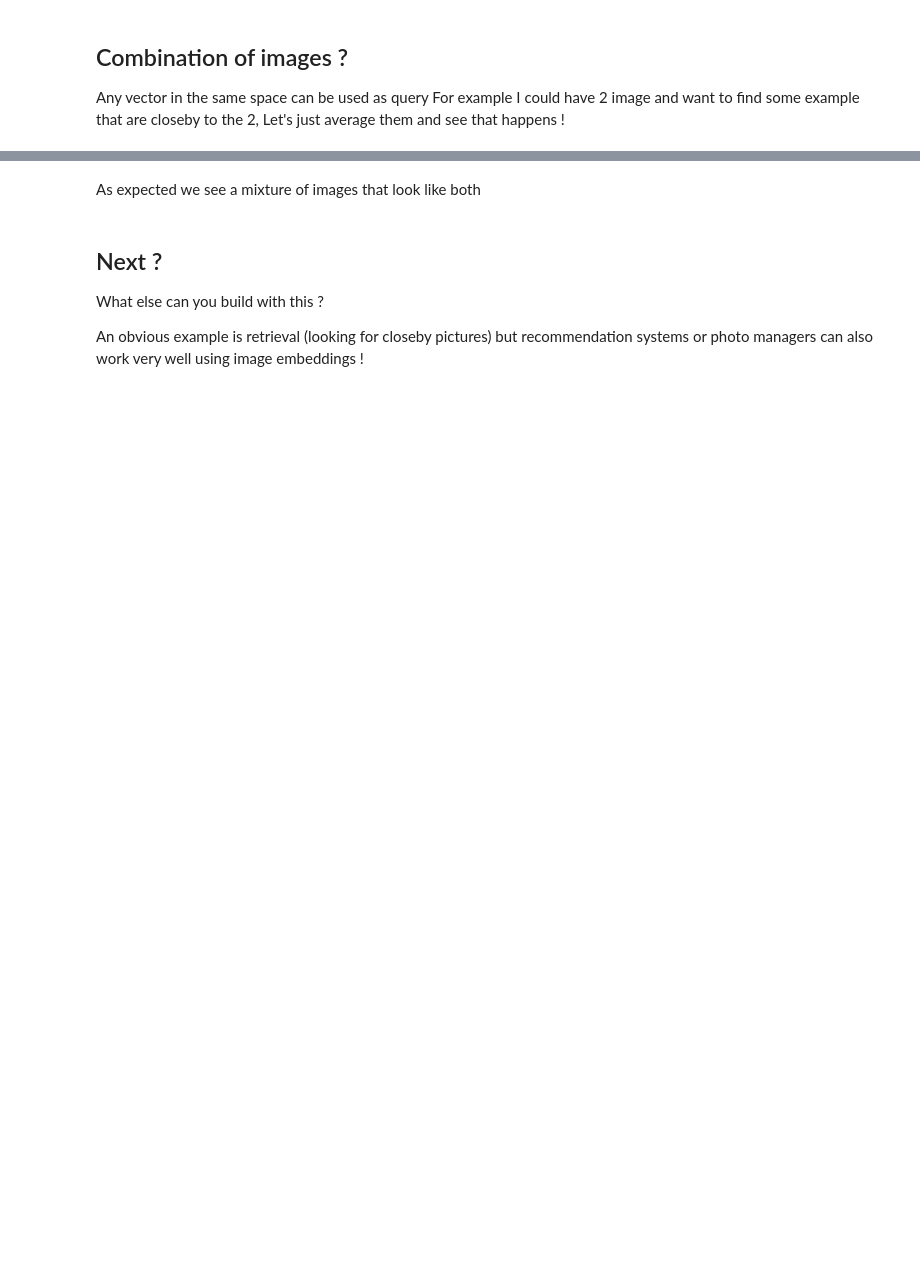
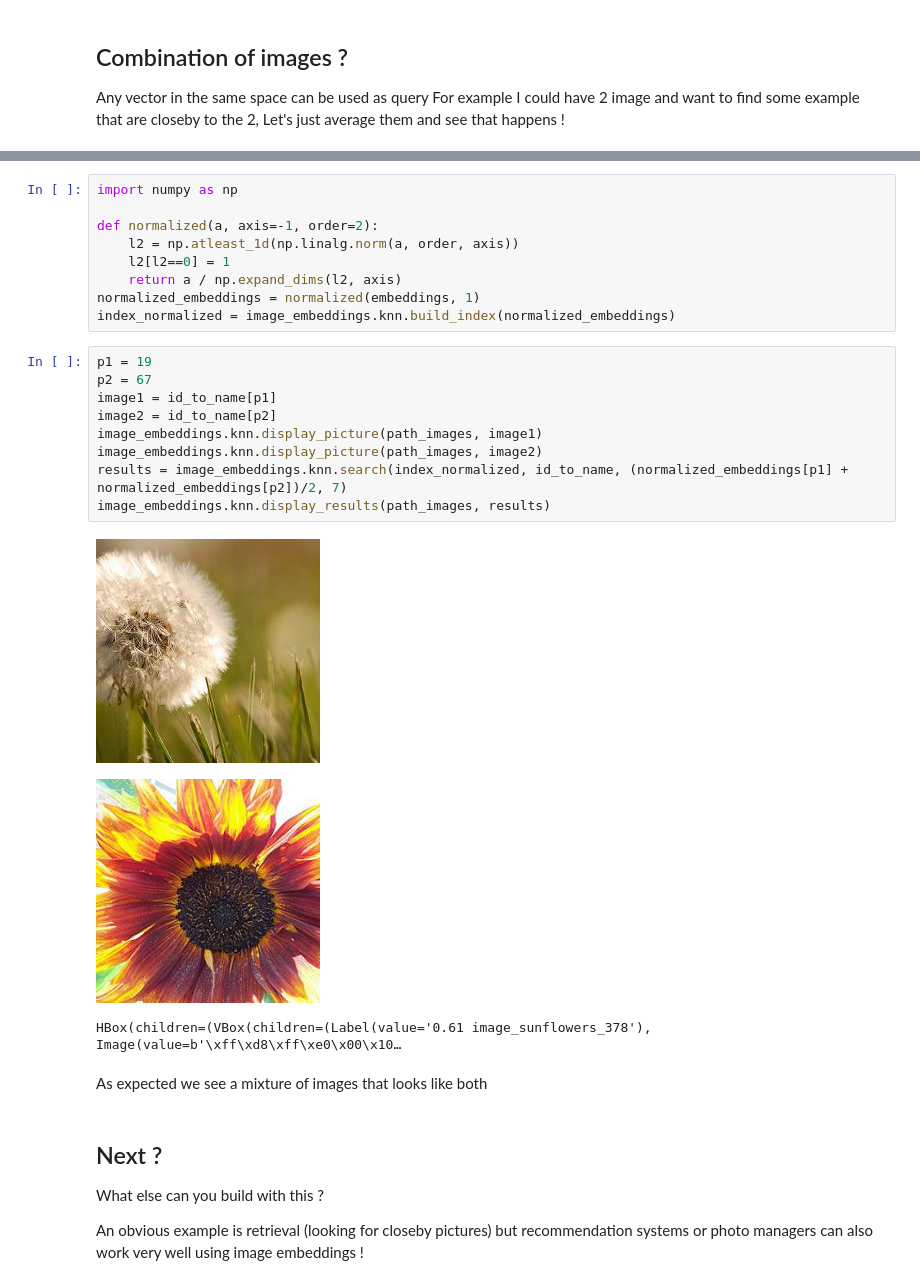
Before and after one commit to rom1504/image_embeddings, a Jupyter notebook: notebooks/using_the_lib.ipynb, the cells around one changed output, grey strips where cells are left out. Saved outputs shown, nothing was run; the diff lists cells and outputs as text; blank space fills up the shorter version.

```diff
--- a/notebooks/using_the_lib.ipynb
+++ b/notebooks/using_the_lib.ipynb
@@ -111,5 +133,27 @@ HBox(children=(VBox(children=(Label(value='126.99 image_tulips_55'), Image(value
+# %%
+import numpy as np
+
+def normalized(a, axis=-1, order=2):
+    l2 = np.atleast_1d(np.linalg.norm(a, order, axis))
+    l2[l2==0] = 1
+    return a / np.expand_dims(l2, axis)
+normalized_embeddings = normalized(embeddings, 1)
+index_normalized = image_embeddings.knn.build_index(normalized_embeddings)
+# %%
+p1 = 19
+p2 = 67
+image1 = id_to_name[p1]
+image2 = id_to_name[p2]
+image_embeddings.knn.display_picture(path_images, image1)
+image_embeddings.knn.display_picture(path_images, image2)
+results = image_embeddings.knn.search(index_normalized, id_to_name, (normalized_embeddings[p1] + normalized_embeddings[p2])/2, 7)
+image_embeddings.knn.display_results(path_images, results)
+# %% [output]
+[figure, added]
+[figure, added]
+HBox(children=(VBox(children=(Label(value='0.61 image_sunflowers_378'), Image(value=b'\xff\xd8\xff\xe0\x00\x10…
 # %% [markdown]
-As expected we see a mixture of images that look like both
+As expected we see a mixture of images that looks like both
 # %% [markdown]
 ## Next ?
 
```
Also changed, not shown: parts of 11 cells of this notebook, 2 other files.
